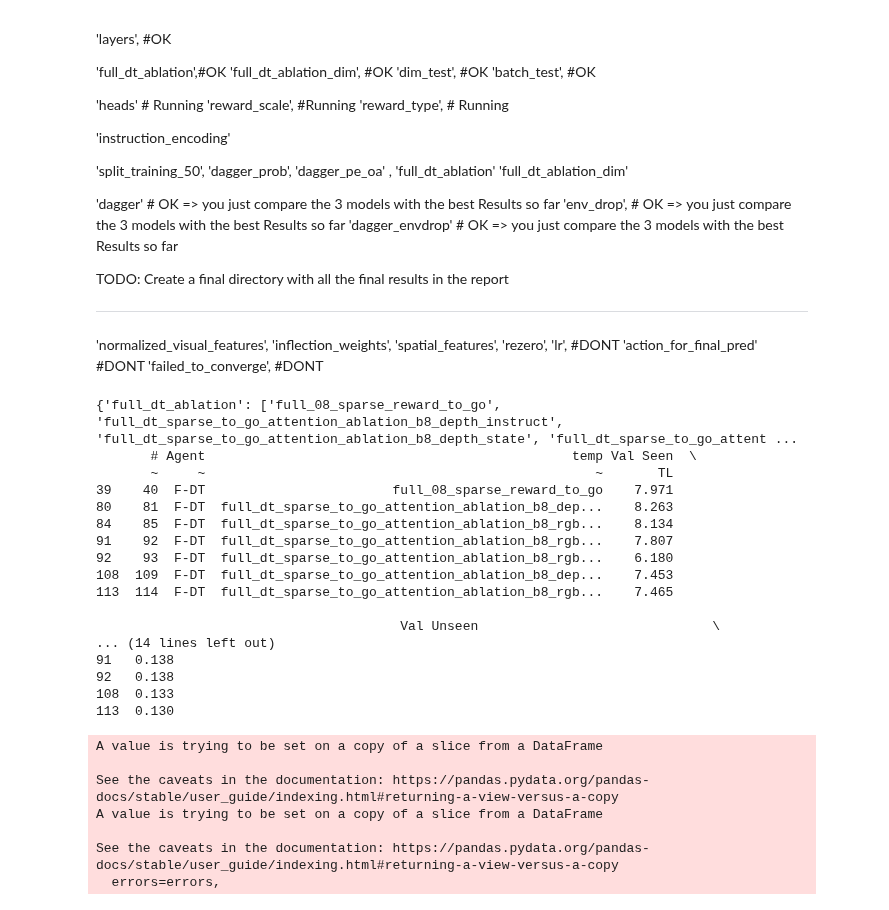
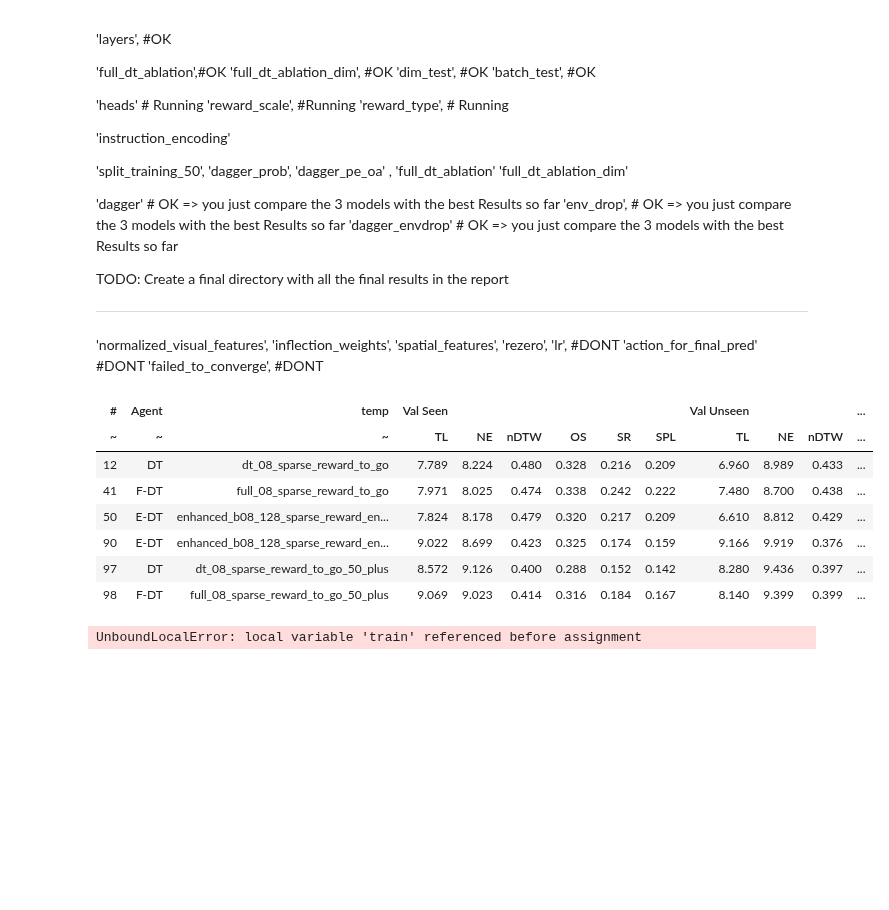
Before and after one commit to rafiberlin/VLN-CE, a Jupyter notebook: for_report_only.ipynb, the cells around one changed output. Cells and saved outputs as stored; diff of their text form; code cells hidden in the pictures; blank space fills up the shorter version.

Commit message:
New conf

```diff
--- a/for_report_only.ipynb
+++ b/for_report_only.ipynb
@@ -531,7 +531,7 @@ def create_experiment_results(res_tab, search, experiment_name, report_conf_list
         summation += s[i]
 
     rows = list(summation)
-    print(res_tab[rows])
+    html_display(res_tab[rows])
     # work around, results and configs do not have the same row indices.
     config_rows = report_conf_list["\#"]["~"].isin(list(res["#"]["~"][rows]))
 
@@ -640,8 +640,33 @@ def create_experiment_results(res_tab, search, experiment_name, report_conf_list
                 new_t = "Inst. to RGB|RGB to Inst."
             train_2.append(new_t)
         train = train_2
+    elif experiment_name == "dagger_prob":
+        caption_detail = "DAGGER. Inluence of the Probability for Oracle Action. "
+        training_details = "Probability for Oracle Action"
+        #format_1 = lambda r: str(r["GPT"]["L"]) + " GPT Layers"
+        format_1 = lambda r: str(r["DAGGER"]["Prob."])
+        #train = [ f"Batch of {report_conf_list[config_rows]["Batch"]["~"]}, GPT Dim of {e}" if report_conf_list[config_rows]["Agent"]["~"][i] == "F-DT" else f"GPT Dim of {e}" for i, e in enumerate(report_conf_list[config_rows]["GPT"]["D"]) ]
+        train = [ format_1(r)  for i,r in report_conf_list[config_rows].iterrows() ]
+        da_train = [ "" for i,r in report_conf_list[config_rows].iterrows() ]
+        #"_b8_"
+    elif experiment_name == "dagger_pe_oa":
+        caption_detail = "DAGGER, influence of the Teacher Learning Type. "
+        training_details = " Use of Oracle Action / Successful Episode Only"
+        #format_1 = lambda r: str(r["GPT"]["L"]) + " GPT Layers"
+        format_1 = lambda r: str(r["DAGGER"]["OA"]) + " / " + str(r["DAGGER"]["PE"])
+        #train = [ f"Batch of {report_conf_list[config_rows]["Batch"]["~"]}, GPT Dim of {e}" if report_conf_list[config_rows]["Agent"]["~"][i] == "F-DT" else f"GPT Dim of {e}" for i, e in enumerate(report_conf_list[config_rows]["GPT"]["D"]) ]
+        train = [ format_1(r)  for i,r in report_conf_list[config_rows].iterrows() ]
+        da_train = [ "" for i,r in report_conf_list[config_rows].iterrows() ]
+    elif experiment_name == "inflection_weights":
+        caption_detail = "Effect of Inflection weights. "
+        training_details = "Inflection Weights"
+        #train = [ f"Batch of {report_conf_list[config_rows]["Batch"]["~"]}, GPT Dim of {e}" if report_conf_list[config_rows]["Agent"]["~"][i] == "F-DT" else f"GPT Dim of {e}" for i, e in enumerate(report_conf_list[config_rows]["GPT"]["D"]) ]
 
-        #"_b8_"
+        train = list(res["temp"]["~"][rows])
+        train = [ "n" if "no_iw" in t else "y" for t in train]
+    elif experiment_name == "split_training_50":
+        caption_detail = "Influence of a 2 phases training (1. phase on episodes shorter than 50 steps, 2. phase with the rest). "
+        #format_1 = lambda r: str(r["GPT"]["L"]) + " GPT Layers"
     else:
         train = [ "" if e == none else e for e in report_conf_list[rows]["Train Split"]["Current"]  ]
     #conf_ids = [ "See table \ref{tab:all-configs-final} with config \# " + str(id) for id in d[rows]["#"]["-"]]
@@ -677,56 +702,41 @@ def create_experiment_results(res_tab, search, experiment_name, report_conf_list
 
 
 experiment_paths = "latex/report_results"
 experiments = ['normalized_visual_features',
  'inflection_weights',
  'action_for_final_pred',
  'layers_heads',
  'full_dt_ablation',
  'dagger_envdrop',
  'dim_test',
  'lr',
  'batch_test',
  'failed_to_converge',
  'reward',
  'env_drop',
  'rezero',
  'spatial_features',
  'dagger',
  'split_training_50',
  'instruction_encoding']
 
-experiments = ["full_dt_ablation"]
+experiments = ["split_training_50"]
 
 
 experiment_dict = get_experiment_dict(experiment_paths, experiments)
-print(experiment_dict)
 
 # \cmidrule(l){4-9} \cmidrule(l){10-15}
 for k, v in experiment_dict.items():
     #enhanced = [ exp for exp in v if "enhanced" in exp or "full" in exp]
+
     r = create_experiment_results(res.reset_index(drop=True), v, k, d, True)
 # %% [output]
+| # | Agent | temp | Val Seen |  |  |  |  |  | Val Unseen |  |  | ... |
+| ~ | ~ | ~ | TL | NE | nDTW | OS | SR | SPL | TL | NE | nDTW | ... |
+| 12 | DT | dt_08_sparse_reward_to_go | 7.789 | 8.224 | 0.480 | 0.328 | 0.216 | 0.209 | 6.960 | 8.989 | 0.433 | ... |
+| 41 | F-DT | full_08_sparse_reward_to_go | 7.971 | 8.025 | 0.474 | 0.338 | 0.242 | 0.222 | 7.480 | 8.700 | 0.438 | ... |
+| 50 | E-DT | enhanced_b08_128_sparse_reward_en... | 7.824 | 8.178 | 0.479 | 0.320 | 0.217 | 0.209 | 6.610 | 8.812 | 0.429 | ... |
+| 90 | E-DT | enhanced_b08_128_sparse_reward_en... | 9.022 | 8.699 | 0.423 | 0.325 | 0.174 | 0.159 | 9.166 | 9.919 | 0.376 | ... |
+| 97 | DT | dt_08_sparse_reward_to_go_50_plus | 8.572 | 9.126 | 0.400 | 0.288 | 0.152 | 0.142 | 8.280 | 9.436 | 0.397 | ... |
+| 98 | F-DT | full_08_sparse_reward_to_go_50_plus | 9.069 | 9.023 | 0.414 | 0.316 | 0.184 | 0.167 | 8.140 | 9.399 | 0.399 | ... |
-{'full_dt_ablation': ['full_08_sparse_reward_to_go', 'full_dt_sparse_to_go_attention_ablation_b8_depth_instruct', 'full_dt_sparse_to_go_attention_ablation_b8_depth_state', 'full_dt_sparse_to_go_attent ...
-       # Agent                                               temp Val Seen  \
-       ~     ~                                                  ~       TL
-39    40  F-DT                        full_08_sparse_reward_to_go    7.971
-80    81  F-DT  full_dt_sparse_to_go_attention_ablation_b8_dep...    8.263
-84    85  F-DT  full_dt_sparse_to_go_attention_ablation_b8_rgb...    8.134
-91    92  F-DT  full_dt_sparse_to_go_attention_ablation_b8_rgb...    7.807
-92    93  F-DT  full_dt_sparse_to_go_attention_ablation_b8_rgb...    6.180
-108  109  F-DT  full_dt_sparse_to_go_attention_ablation_b8_dep...    7.453
-113  114  F-DT  full_dt_sparse_to_go_attention_ablation_b8_rgb...    7.465
-
-                                       Val Unseen                              \
-... (14 lines left out)
-91   0.138
-92   0.138
-108  0.133
-113  0.130
+UnboundLocalError: local variable 'train' referenced before assignment
-A value is trying to be set on a copy of a slice from a DataFrame
-
-See the caveats in the documentation: https://pandas.pydata.org/pandas-docs/stable/user_guide/indexing.html#returning-a-view-versus-a-copy
-A value is trying to be set on a copy of a slice from a DataFrame
-
-See the caveats in the documentation: https://pandas.pydata.org/pandas-docs/stable/user_guide/indexing.html#returning-a-view-versus-a-copy
-  errors=errors,
```
Also changed, not shown: parts of 3 cells of this notebook.
